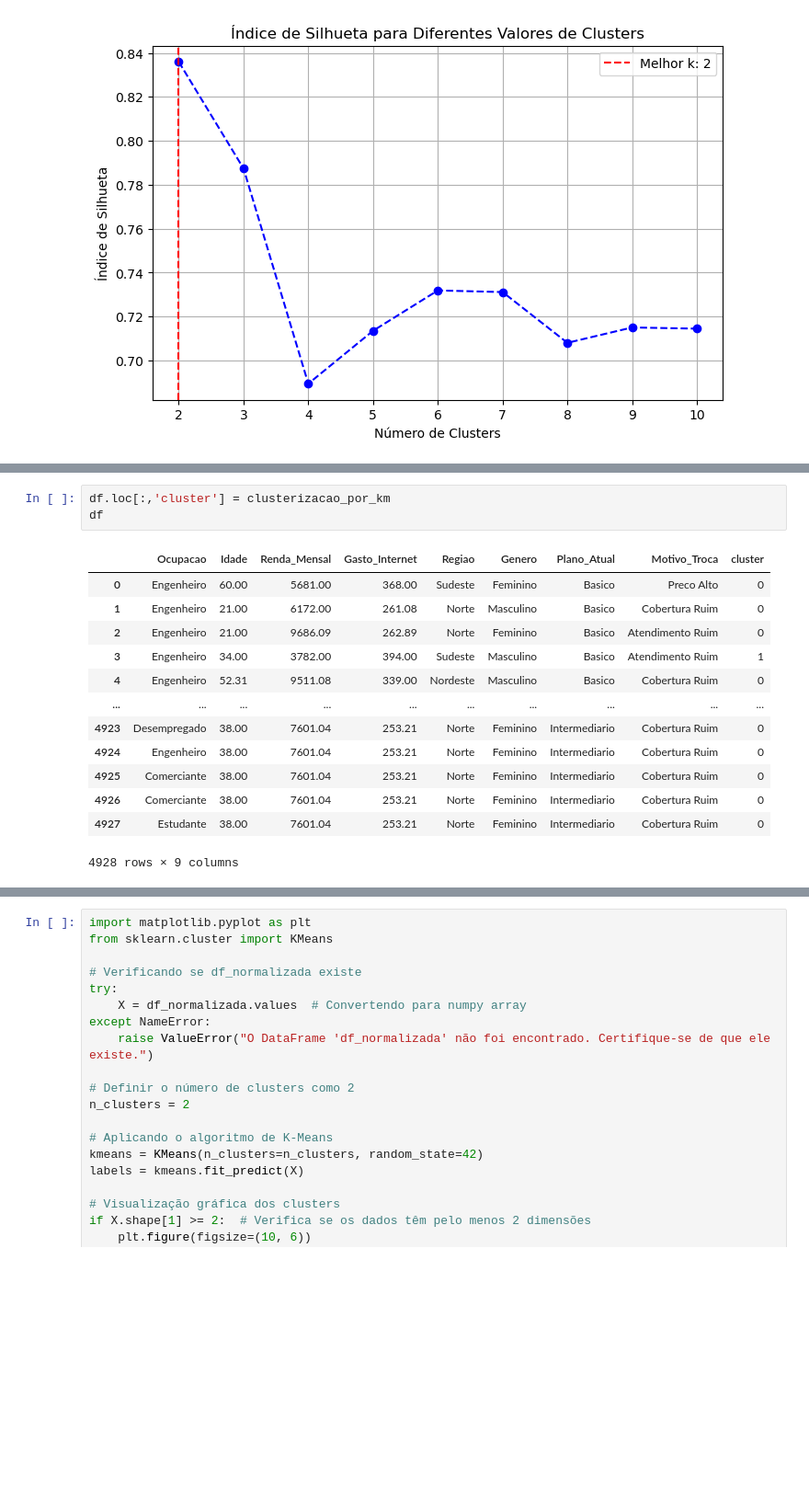
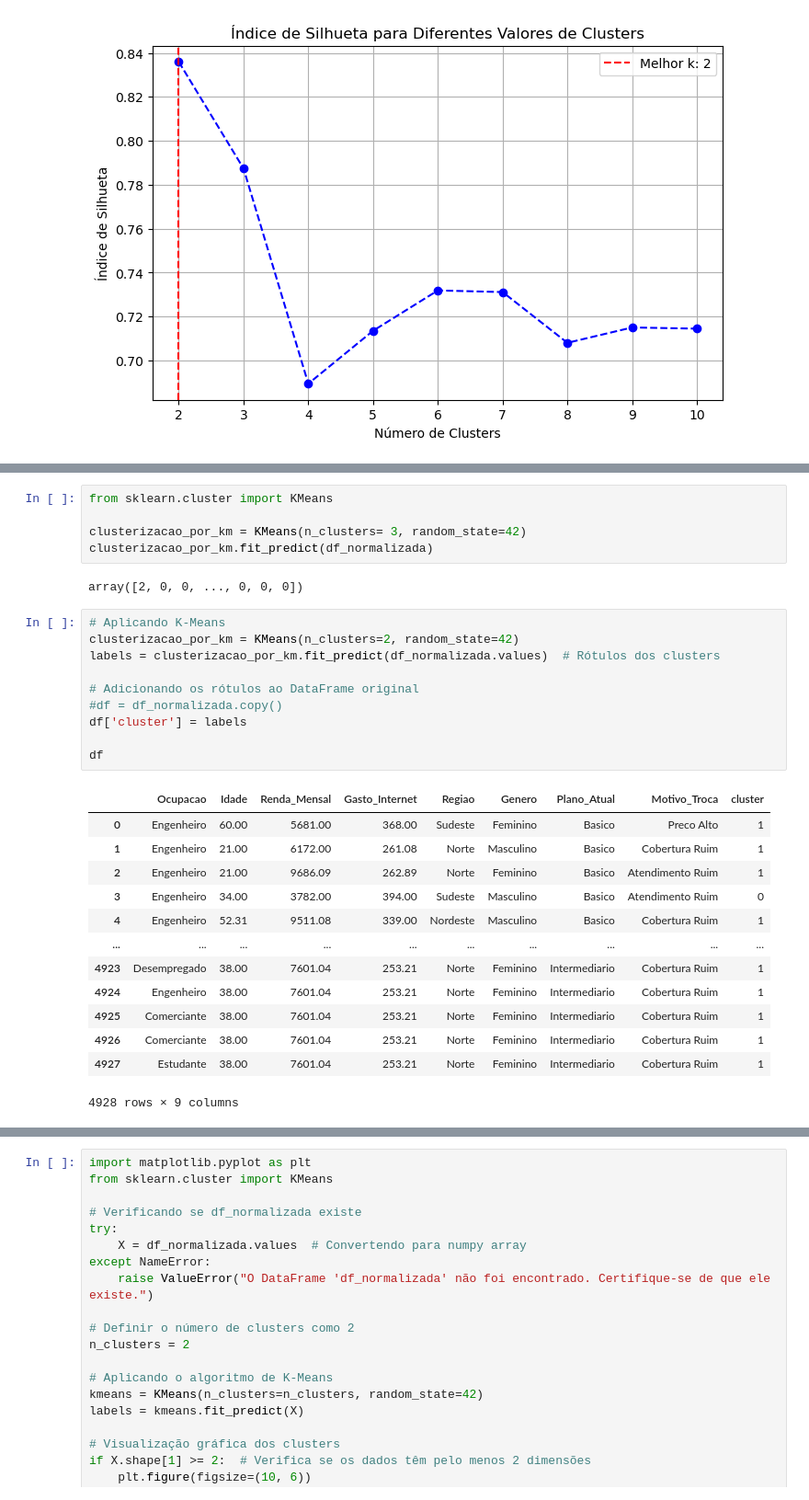
Before and after one commit to Joao-Gabriel05/Telecconect_analysis, a Jupyter notebook: clusterizacao_primeiro_modelo.ipynb, the cells around one changed output, grey strips where cells are left out. Shown: that part at 92% size. Drawn from its saved outputs; the diff is of its cells as text; blank space fills up the shorter version.

```diff
--- a/clusterizacao.ipynb
+++ b/clusterizacao_primeiro_modelo.ipynb
@@ -177,20 +176,34 @@ df_normalizada.head()
-# %%
-df.loc[:,'cluster'] = clusterizacao_por_km
-df
-# %% [output]
-|  | Ocupacao | Idade | Renda_Mensal | Gasto_Internet | Regiao | Genero | Plano_Atual | Motivo_Troca | cluster |
-| 0 | Engenheiro | 60.00 | 5681.00 | 368.00 | Sudeste | Feminino | Basico | Preco Alto | 0 |
-| 1 | Engenheiro | 21.00 | 6172.00 | 261.08 | Norte | Masculino | Basico | Cobertura Ruim | 0 |
-| 2 | Engenheiro | 21.00 | 9686.09 | 262.89 | Norte | Feminino | Basico | Atendimento Ruim | 0 |
-| 3 | Engenheiro | 34.00 | 3782.00 | 394.00 | Sudeste | Masculino | Basico | Atendimento Ruim | 1 |
-| 4 | Engenheiro | 52.31 | 9511.08 | 339.00 | Nordeste | Masculino | Basico | Cobertura Ruim | 0 |
-| ... | ... | ... | ... | ... | ... | ... | ... | ... | ... |
-| 4923 | Desempregado | 38.00 | 7601.04 | 253.21 | Norte | Feminino | Intermediario | Cobertura Ruim | 0 |
-| 4924 | Engenheiro | 38.00 | 7601.04 | 253.21 | Norte | Feminino | Intermediario | Cobertura Ruim | 0 |
-| 4925 | Comerciante | 38.00 | 7601.04 | 253.21 | Norte | Feminino | Intermediario | Cobertura Ruim | 0 |
-| 4926 | Comerciante | 38.00 | 7601.04 | 253.21 | Norte | Feminino | Intermediario | Cobertura Ruim | 0 |
-| 4927 | Estudante | 38.00 | 7601.04 | 253.21 | Norte | Feminino | Intermediario | Cobertura Ruim | 0 |
-4928 rows × 9 columns
+# %%
+from sklearn.cluster import KMeans
+
+clusterizacao_por_km = KMeans(n_clusters= 3, random_state=42)
+clusterizacao_por_km.fit_predict(df_normalizada)
+# %% [output]
+array([2, 0, 0, ..., 0, 0, 0])
+# %%
+# Aplicando K-Means
+clusterizacao_por_km = KMeans(n_clusters=2, random_state=42)
+labels = clusterizacao_por_km.fit_predict(df_normalizada.values)  # Rótulos dos clusters
+
+# Adicionando os rótulos ao DataFrame original
+#df = df_normalizada.copy()
+df['cluster'] = labels
+
+df
+# %% [output]
+|  | Ocupacao | Idade | Renda_Mensal | Gasto_Internet | Regiao | Genero | Plano_Atual | Motivo_Troca | cluster |
+| 0 | Engenheiro | 60.00 | 5681.00 | 368.00 | Sudeste | Feminino | Basico | Preco Alto | 1 |
+| 1 | Engenheiro | 21.00 | 6172.00 | 261.08 | Norte | Masculino | Basico | Cobertura Ruim | 1 |
+| 2 | Engenheiro | 21.00 | 9686.09 | 262.89 | Norte | Feminino | Basico | Atendimento Ruim | 1 |
+| 3 | Engenheiro | 34.00 | 3782.00 | 394.00 | Sudeste | Masculino | Basico | Atendimento Ruim | 0 |
+| 4 | Engenheiro | 52.31 | 9511.08 | 339.00 | Nordeste | Masculino | Basico | Cobertura Ruim | 1 |
+| ... | ... | ... | ... | ... | ... | ... | ... | ... | ... |
+| 4923 | Desempregado | 38.00 | 7601.04 | 253.21 | Norte | Feminino | Intermediario | Cobertura Ruim | 1 |
+| 4924 | Engenheiro | 38.00 | 7601.04 | 253.21 | Norte | Feminino | Intermediario | Cobertura Ruim | 1 |
+| 4925 | Comerciante | 38.00 | 7601.04 | 253.21 | Norte | Feminino | Intermediario | Cobertura Ruim | 1 |
+| 4926 | Comerciante | 38.00 | 7601.04 | 253.21 | Norte | Feminino | Intermediario | Cobertura Ruim | 1 |
+| 4927 | Estudante | 38.00 | 7601.04 | 253.21 | Norte | Feminino | Intermediario | Cobertura Ruim | 1 |
+4928 rows × 9 columns
 # %%
 df['cluster'].value_counts()
 # %% [output]
```
Also changed, not shown: parts of 7 cells of this notebook, 3 other files.
